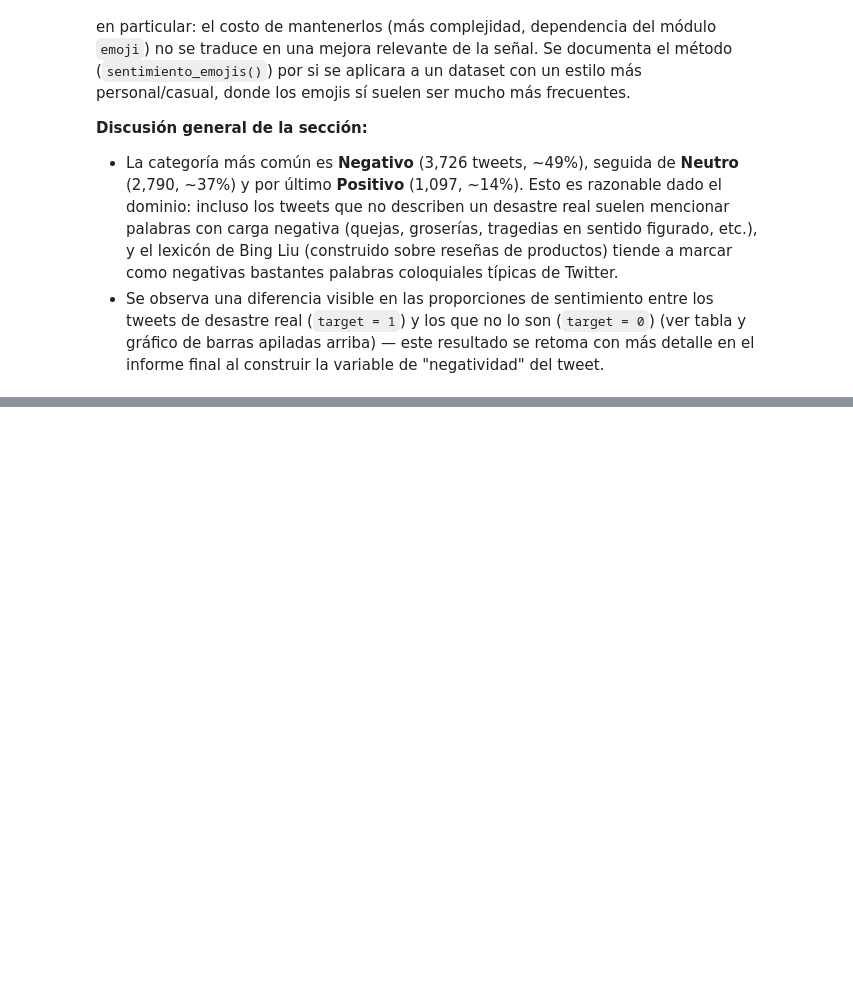
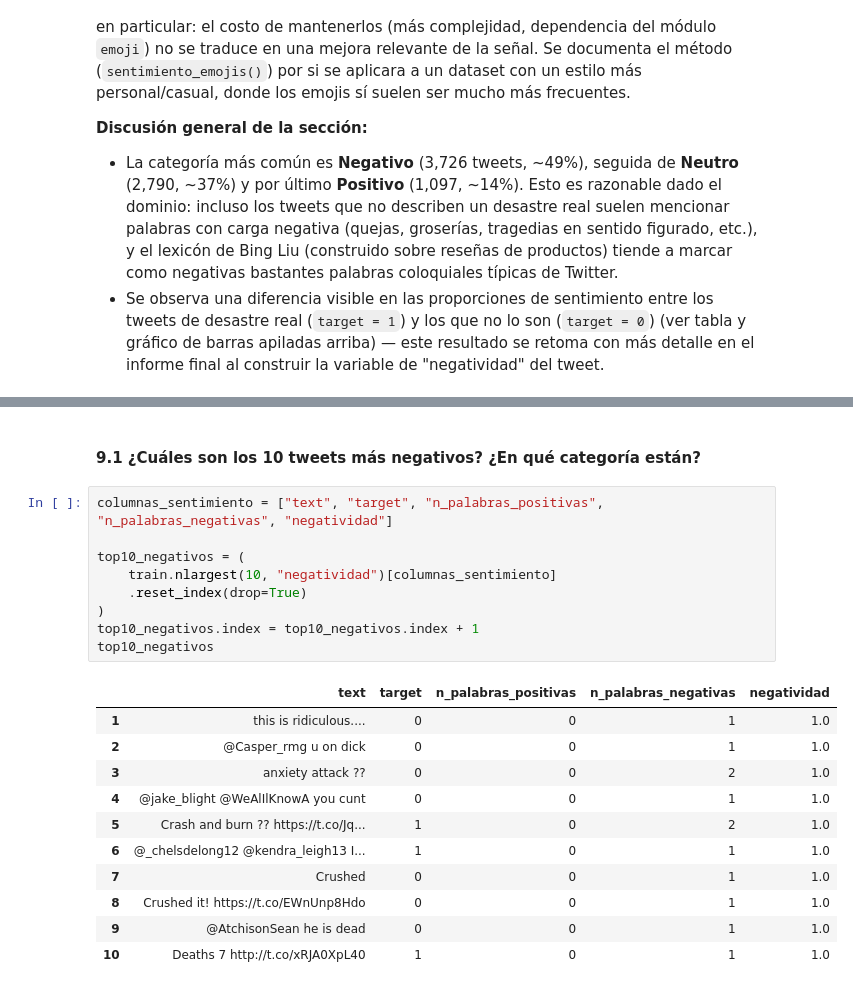
Before and after one commit to rocha30/mineria_txt_anlss_sntmnts, a Jupyter notebook: EDA.ipynb, the cells around one changed output, grey strips where cells are left out. Saved outputs shown, nothing was run; the diff lists cells and outputs as text; blank space fills up the shorter version.

```diff
--- a/EDA.ipynb
+++ b/EDA.ipynb
@@ -1359,0 +1396,23 @@ De esos, tweets donde el emoji aporta carga positiva/negativa detectable: 0
+# %% [markdown]
+#### 9.1 ¿Cuáles son los 10 tweets más negativos? ¿En qué categoría están?
+# %%
+columnas_sentimiento = ["text", "target", "n_palabras_positivas", "n_palabras_negativas", "negatividad"]
+
+top10_negativos = (
+    train.nlargest(10, "negatividad")[columnas_sentimiento]
+    .reset_index(drop=True)
+)
+top10_negativos.index = top10_negativos.index + 1
+top10_negativos
+# %% [output]
+|  | text | target | n_palabras_positivas | n_palabras_negativas | negatividad |
+| 1 | this is ridiculous.... | 0 | 0 | 1 | 1.0 |
+| 2 | @Casper_rmg u on dick | 0 | 0 | 1 | 1.0 |
+| 3 | anxiety attack ?? | 0 | 0 | 2 | 1.0 |
+| 4 | @jake_blight @WeAlIlKnowA you cunt | 0 | 0 | 1 | 1.0 |
+| 5 | Crash and burn ?? https://t.co/Jq... | 1 | 0 | 2 | 1.0 |
+| 6 | @_chelsdelong12 @kendra_leigh13 I... | 1 | 0 | 1 | 1.0 |
+| 7 | Crushed | 0 | 0 | 1 | 1.0 |
+| 8 | Crushed it! https://t.co/EWnUnp8Hdo | 0 | 0 | 1 | 1.0 |
+| 9 | @AtchisonSean he is dead | 0 | 0 | 1 | 1.0 |
+| 10 | Deaths 7 http://t.co/xRJA0XpL40 | 1 | 0 | 1 | 1.0 |
```
Also changed, not shown: parts of 19 cells of this notebook.
